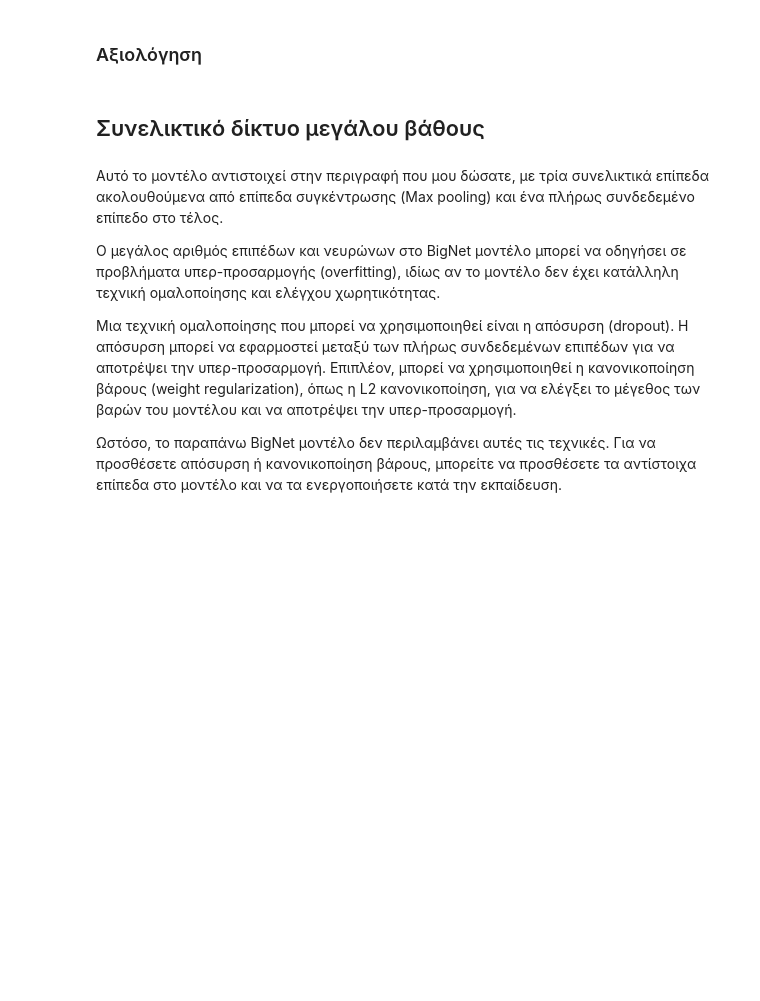
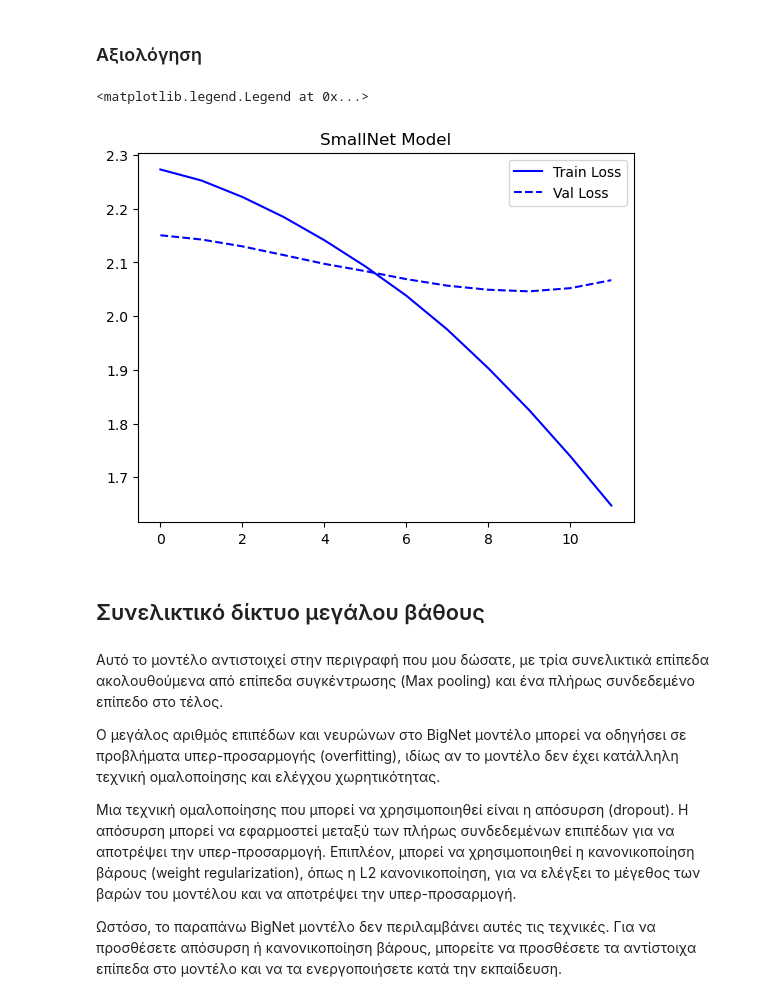
Before and after one commit to angelosnm/msc-ai, a Jupyter notebook: project_2/project_2.ipynb, the cells around one changed output. Drawn from its saved outputs; the diff is of its cells as text; code cells hidden in the pictures; blank space fills up the shorter version.

```diff
--- a/project_2/project_2.ipynb
+++ b/project_2/project_2.ipynb
@@ -293,5 +332,5 @@ optimizer = optim.Adam(smallnet_model.parameters(), lr=0.0001)
 criterion = nn.CrossEntropyLoss()
 
 # Εκπαιδεύουμε το μοντέλο
-train_model(smallnet_model, train_loader, val_loader, criterion, optimizer)
+smallnet_model_metrics = train_model(smallnet_model, train_loader, val_loader, criterion, optimizer)
 # %% [output]
@@ -320,5 +363,25 @@ Training completed.
 # %% [markdown]
 ### Αξιολόγηση
+# %%
+# Helper function with Exponential Weighted Moving Average implementation for smoothing the lines
+def smooth(scalars, weight):  # Weight between 0 and 1
+    last = scalars[0]  # First value in the plot (first timestep)
+    smoothed = list()
+    for point in scalars:
+        smoothed_val = last * weight + (1 - weight) * point  # Calculate smoothed value
+        smoothed.append(smoothed_val)                        # Save it
+        last = smoothed_val                                  # Anchor the last smoothed value
+
+    return smoothed
+# %%
+# Plot Train and Val losses
+plt.plot(smooth(smallnet_model_metrics['train_loss'], 0.9), 'b')
+plt.plot(smooth(smallnet_model_metrics['val_loss'], 0.9), 'b--')
+plt.title('SmallNet Model')
+plt.legend(['Train Loss', 'Val Loss'])
+# %% [output]
+<matplotlib.legend.Legend at 0x...>
+[figure, added]
 # %% [markdown]
  ## Συνελικτικό δίκτυο μεγάλου βάθους
 # %% [markdown]
```
Also changed, not shown: parts of 21 cells of this notebook.
